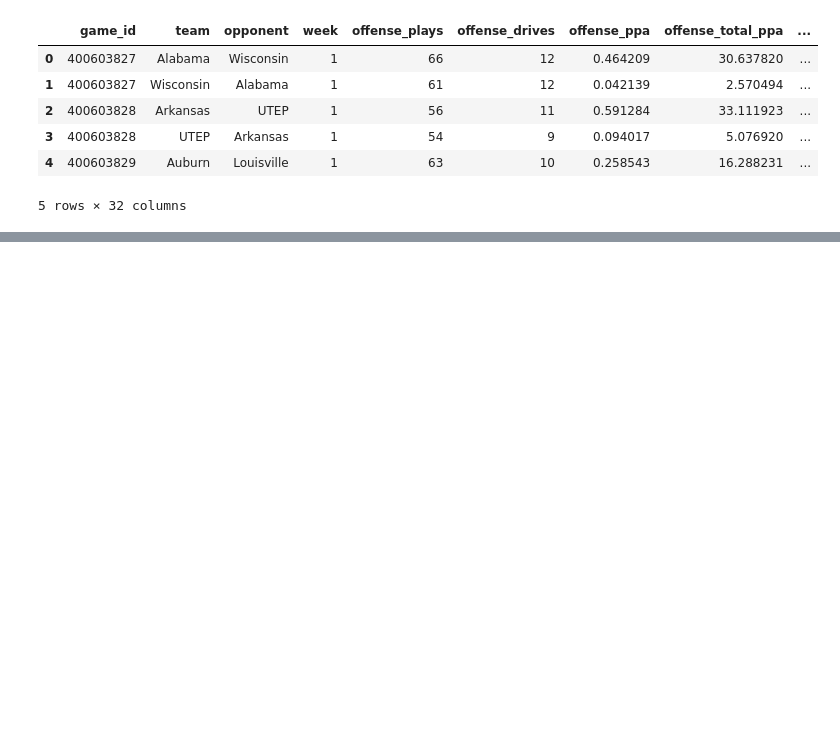
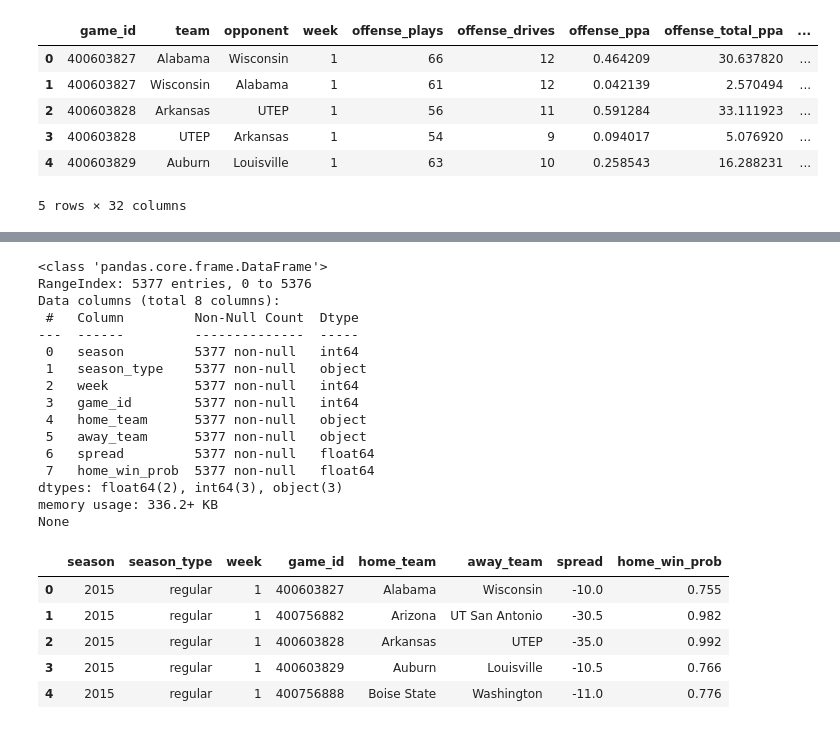
Before and after one commit to davidweck96/College-Football-Analysis, a Jupyter notebook: analysis.ipynb, the cells around one changed output, grey strips where cells are left out. Cells and saved outputs as stored; diff of their text form; code cells hidden in the pictures; blank space fills up the shorter version.

```diff
--- a/analysis.ipynb
+++ b/analysis.ipynb
@@ -146,0 +213,26 @@ None
+# %%
+print(win_prob_df.info())
+win_prob_df.head()
+# %% [output]
+<class 'pandas.core.frame.DataFrame'>
+RangeIndex: 5377 entries, 0 to 5376
+Data columns (total 8 columns):
+ #   Column         Non-Null Count  Dtype
+---  ------         --------------  -----
+ 0   season         5377 non-null   int64
+ 1   season_type    5377 non-null   object
+ 2   week           5377 non-null   int64
+ 3   game_id        5377 non-null   int64
+ 4   home_team      5377 non-null   object
+ 5   away_team      5377 non-null   object
+ 6   spread         5377 non-null   float64
+ 7   home_win_prob  5377 non-null   float64
+dtypes: float64(2), int64(3), object(3)
+memory usage: 336.2+ KB
+None
+|  | season | season_type | week | game_id | home_team | away_team | spread | home_win_prob |
+| 0 | 2015 | regular | 1 | 400603827 | Alabama | Wisconsin | -10.0 | 0.755 |
+| 1 | 2015 | regular | 1 | 400756882 | Arizona | UT San Antonio | -30.5 | 0.982 |
+| 2 | 2015 | regular | 1 | 400603828 | Arkansas | UTEP | -35.0 | 0.992 |
+| 3 | 2015 | regular | 1 | 400603829 | Auburn | Louisville | -10.5 | 0.766 |
+| 4 | 2015 | regular | 1 | 400756888 | Boise State | Washington | -11.0 | 0.776 |
```
Also changed, not shown: parts of 13 cells of this notebook.
